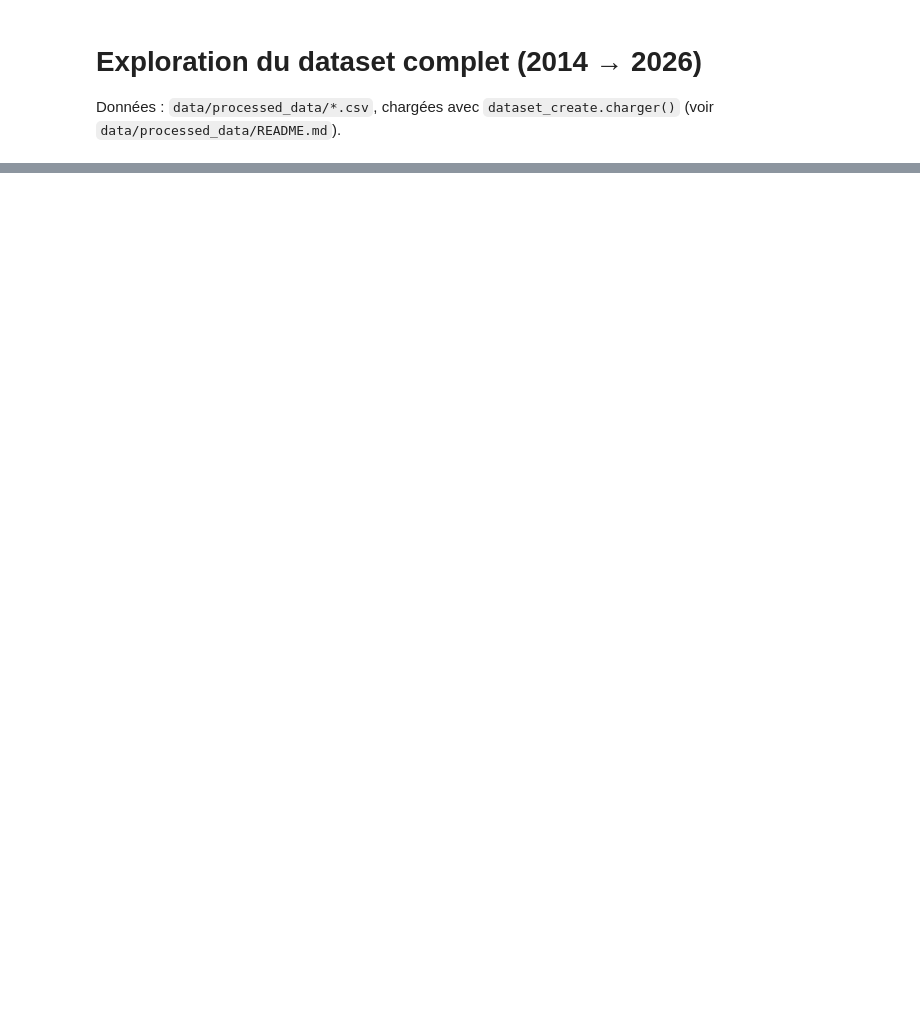
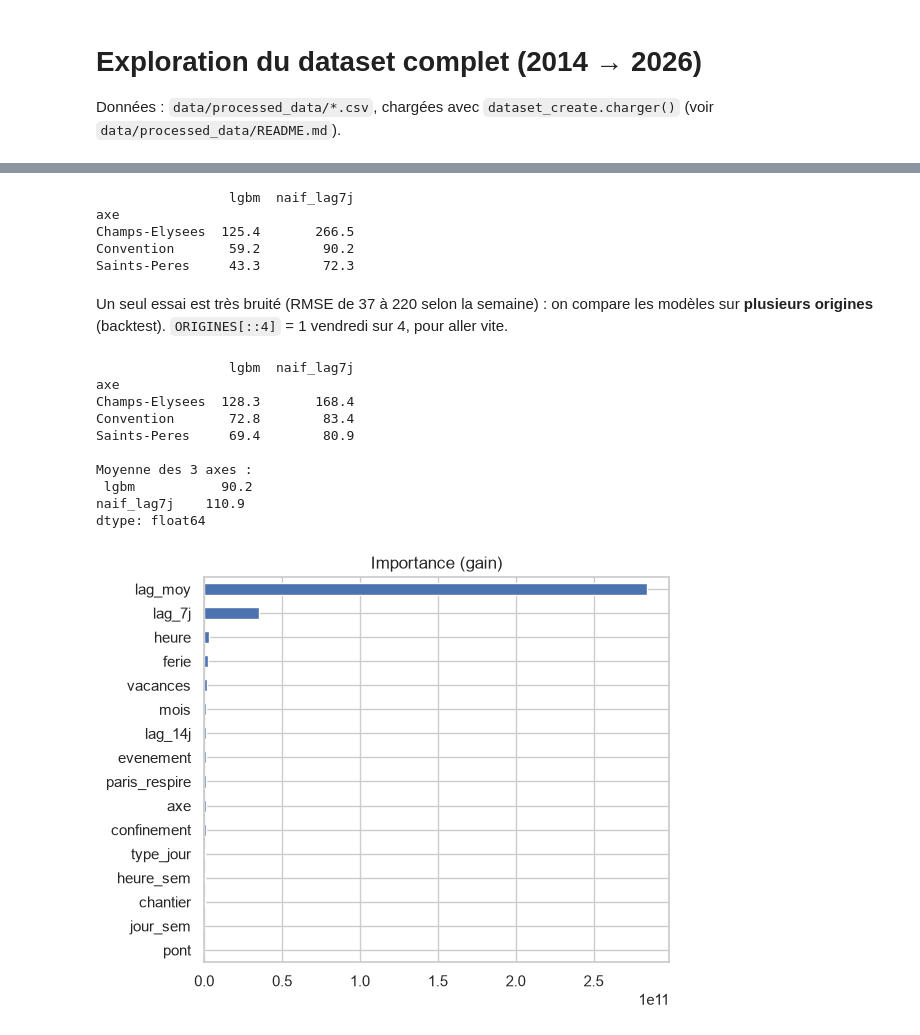
Before and after one commit to ElouanBontron/datathon_bgcx, a Jupyter notebook: data_explo.ipynb, the cells around one changed output, grey strips where cells are left out. Saved outputs shown, nothing was run; the diff lists cells and outputs as text; code cells hidden in the pictures; blank space fills up the shorter version.

Commit message:
Dataset: split,imputation,features

```diff
--- a/data_explo.ipynb
+++ b/data_explo.ipynb
@@ -121,0 +55,49 @@ plt.show()
+# %%
+import lightgbm as lgb
+from dataset_create import split, ORIGINES, FEATURES
+
+rmse = lambda y, p, axe: ((y - p) ** 2).groupby(axe, observed=True).mean() ** .5  # RMSE par axe
+
+# 1) Une seule date : la semaine du 11/11/2025 (les 3 axes ont des données)
+X_train, X_test, y_train, y_test = split(df, "2025-11-07")
+model = lgb.LGBMRegressor(verbose=-1).fit(X_train, y_train)
+print(pd.DataFrame({"lgbm": rmse(y_test, model.predict(X_test), X_test.axe),
+                    "naif_lag7j": rmse(y_test, X_test.lag_7j, X_test.axe)}).round(1))
+# %% [output]
+                 lgbm  naif_lag7j
+axe
+Champs-Elysees  125.4       266.5
+Convention       59.2        90.2
+Saints-Peres     43.3        72.3
+# %% [markdown]
+Un seul essai est très bruité (RMSE de 37 à 220 selon la semaine) : on compare les modèles sur **plusieurs origines** (backtest). `ORIGINES[::4]` = 1 vendredi sur 4, pour aller vite.
+# %%
+# 2) Backtest : même chose sur plusieurs dates, puis moyenne
+res = []
+for t0 in ORIGINES[::4]:
+    X_train, X_test, y_train, y_test = split(df, t0)  # essaie features=[...] ou cible="occupation"
+    if X_test.empty:  # aucun axe avec assez de vraies valeurs cette semaine-là
+        continue
+    model = lgb.LGBMRegressor(verbose=-1).fit(X_train, y_train)
+    res.append(pd.DataFrame({"lgbm": rmse(y_test, model.predict(X_test), X_test.axe),
+                             "naif_lag7j": rmse(y_test, X_test.lag_7j, X_test.axe)}).assign(t0=t0))
+res = pd.concat(res)
+
+par_axe = res.groupby(level=0).mean(numeric_only=True)
+print(par_axe.round(1), "\n\nMoyenne des 3 axes :\n", par_axe.mean().round(1))
+
+# importance des features (dernier modèle)
+pd.Series(model.booster_.feature_importance("gain"), X_train.columns).sort_values().plot.barh(figsize=(6, 5), title="Importance (gain)")
+plt.show()
+# %% [output]
+                 lgbm  naif_lag7j
+axe
+Champs-Elysees  128.3       168.4
+Convention       72.8        83.4
+Saints-Peres     69.4        80.9
+
+Moyenne des 3 axes :
+ lgbm           90.2
+naif_lag7j    110.9
+dtype: float64
+[figure, added]
```
Also changed, not shown: parts of 11 cells of this notebook, 9 other files.
